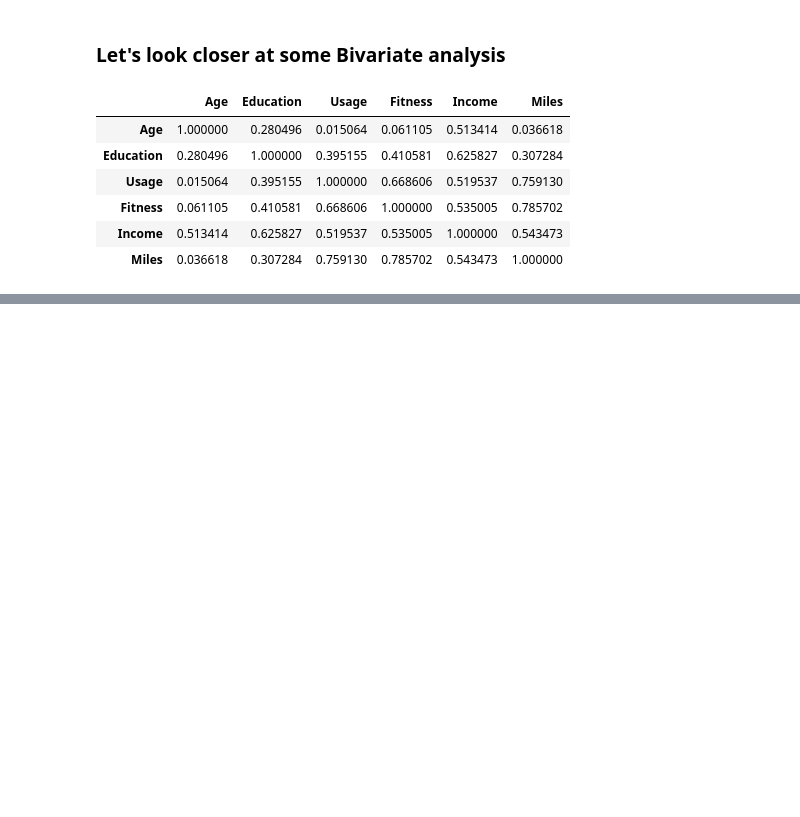
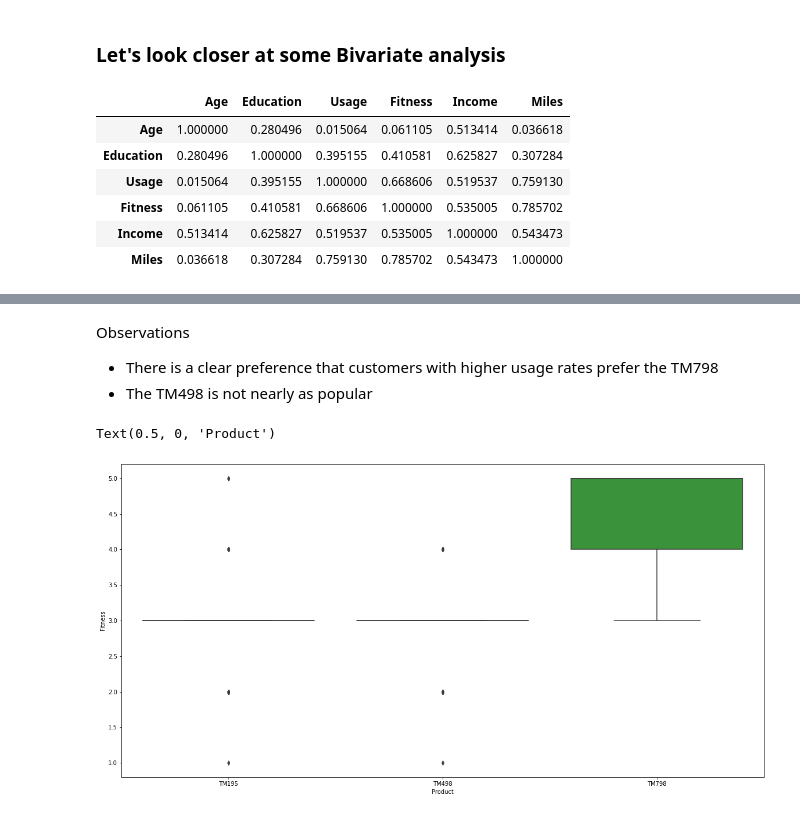
Before and after one commit to hanesi/DSBA-Cert-Course, a Jupyter notebook: Module 1/Project/CardioGoodFitnessProject.ipynb, the cells around one changed output, grey strips where cells are left out. Drawn from its saved outputs; the diff is of its cells as text; code cells hidden in the pictures; blank space fills up the shorter version.

```diff
--- a/Module 1/Project/CardioGoodFitnessProject.ipynb
+++ b/Module 1/Project/CardioGoodFitnessProject.ipynb
@@ -273,0 +305,12 @@ sns.heatmap(df.corr())
+# %% [markdown]
+Observations
+- There is a clear preference that customers with higher usage rates prefer the TM798
+- The TM498 is not nearly as popular
+# %%
+plt.figure(figsize=(20,10))
+sns.boxplot(df['Product'],df['Fitness'])
+plt.ylabel('Fitness')
+plt.xlabel('Product')
+# %% [output]
+Text(0.5, 0, 'Product')
+[figure, added]
```
Also changed, not shown: parts of 24 cells of this notebook, 1 other file.
